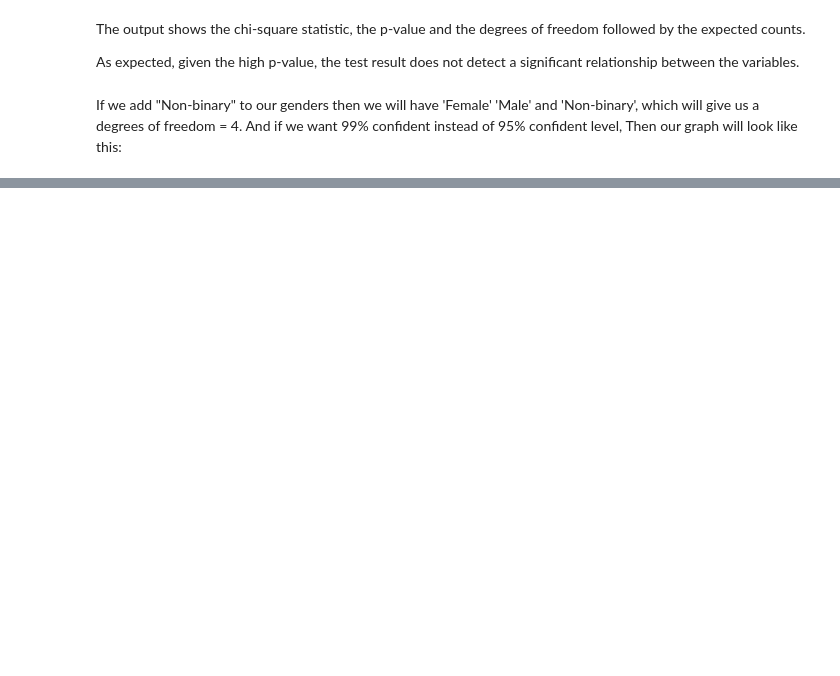
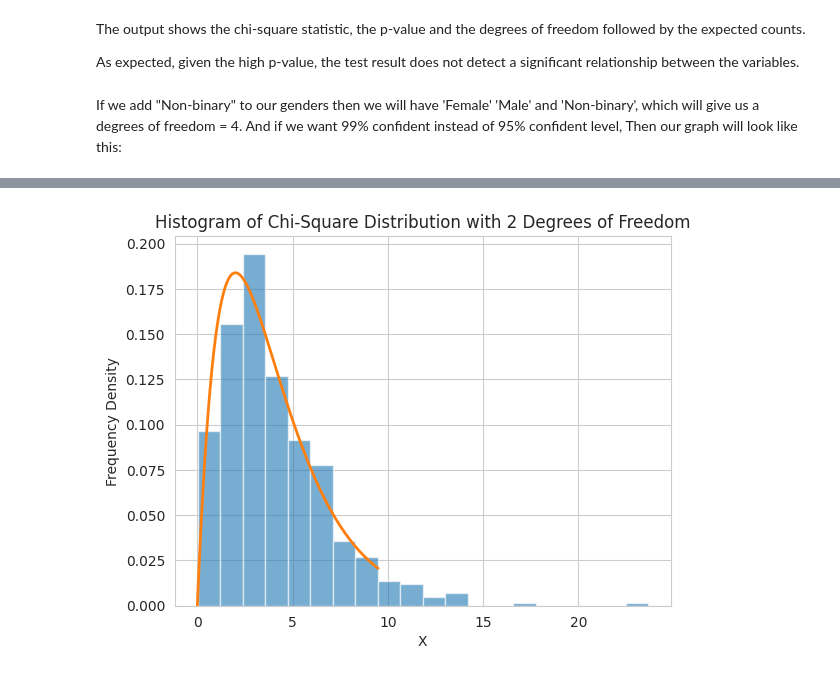
Before and after one commit to coraline1111/Lab-work-Saturday, a Jupyter notebook: Mini_project_chi_square_test.ipynb, the cells around one changed output, grey strips where cells are left out. Drawn from its saved outputs; the diff is of its cells as text; code cells hidden in the pictures; blank space fills up the shorter version.

```diff
--- a/Mini_project_chi_square_test.ipynb
+++ b/Mini_project_chi_square_test.ipynb
@@ -152,0 +153,21 @@ plt.show()
+# %%
+# Plot the histogram of the chi-square distributed data
+plt.hist(sample, bins=20, density=True, alpha=0.6)
+
+# Calculate the x-axis values for the plot
+x = np.linspace(0, chi2.ppf(0.95, dof), 100)
+
+# Calculate the chi-square distribution PDF
+pdf = chi2.pdf(x, dof)
+
+# Plot the chi-square distribution PDF as a line plot
+plt.plot(x, pdf, linewidth=2)
+
+# Add title and axis labels
+plt.title('Histogram of Chi-Square Distribution with 2 Degrees of Freedom')
+plt.xlabel('X')
+plt.ylabel('Frequency Density')
+
+plt.show()
+# %% [output]
+[figure, added]
```
Also changed, not shown: parts of 2 cells of this notebook.
